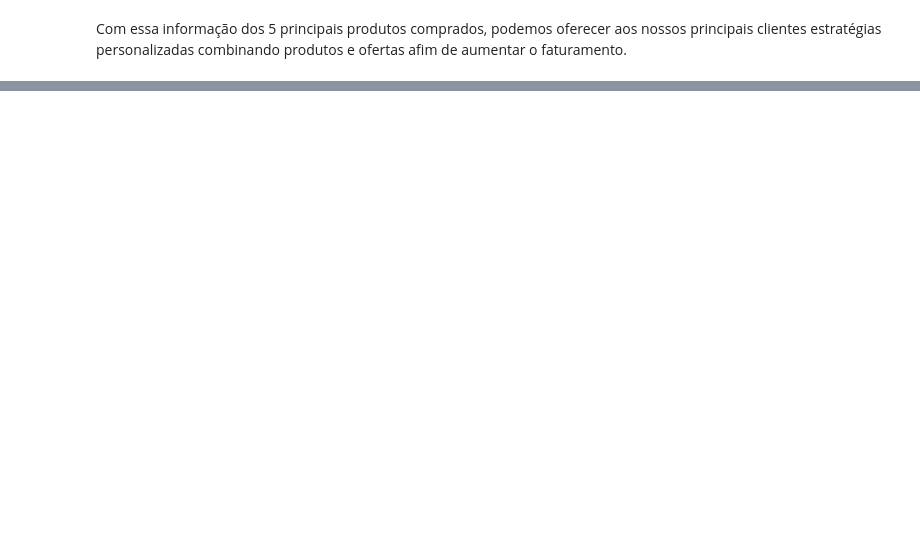
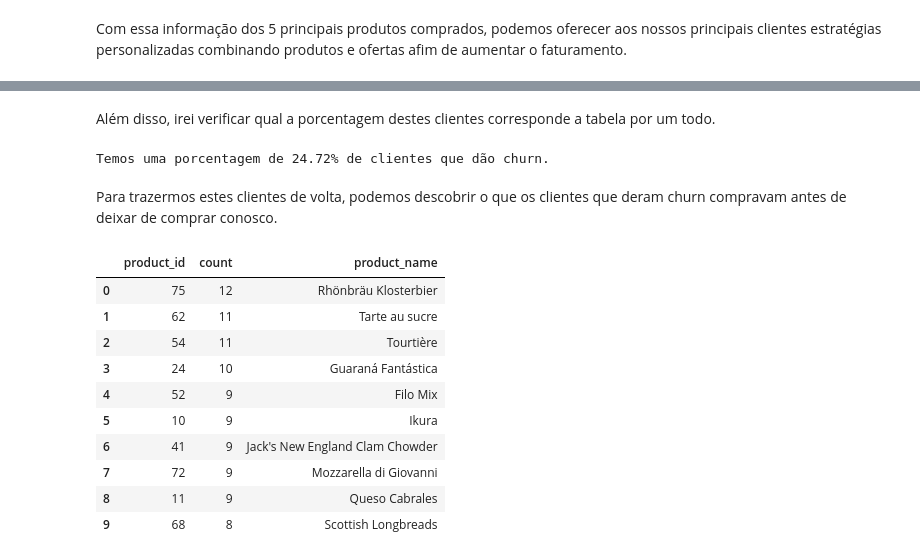
Before and after one commit to raulward/projeto-northwind, a Jupyter notebook: woorkbook.ipynb, the cells around one changed output, grey strips where cells are left out. Drawn from its saved outputs; the diff is of its cells as text; code cells hidden in the pictures; blank space fills up the shorter version.

```diff
--- a/woorkbook.ipynb
+++ b/woorkbook.ipynb
@@ -913,0 +1032,10 @@ A correlacao entre desconto e quantidade de itens é: 0.16
+# %%
+last_date = northwind['order_date'].max()
+
+last_order_by_customer = northwind.groupby('customer_id')['order_date'].max()
+
+diff_days_since_last_order_per_customer = (last_date - last_order_by_customer).dt.days
+
+churned_customers = diff_days_since_last_order_per_customer[diff_days_since_last_order_per_customer > 60]
+
+churned_customers
@@ -913,0 +1060,36 @@ A correlacao entre desconto e quantidade de itens é: 0.16
+# %% [markdown]
+Além disso, irei verificar qual a porcentagem destes clientes corresponde a tabela por um todo.
+# %%
+count_churn_customers = churned_customers.nunique()
+
+count_total_customers = northwind['customer_id'].nunique()
+
+pct_churn_clients = (count_churn_customers / count_total_customers * 100)
+
+print(f'Temos uma porcentagem de {pct_churn_clients:.2f}% de clientes que dão churn.')
+# %% [output]
+Temos uma porcentagem de 24.72% de clientes que dão churn.
+# %% [markdown]
+Para trazermos estes clientes de volta, podemos descobrir o que os clientes que deram churn compravam antes de deixar de comprar conosco.
+# %%
+df_filtered_by_churn = northwind[northwind['customer_id'].isin(churned_customers.index)]
+
+products_churned_customers = df_filtered_by_churn['product_id'].value_counts().sort_values(ascending=False)
+
+top_10_products_buyed_by_churned_customers = products_churned_customers.head(10)
+
+t_10_p_with_name = top_10_products_buyed_by_churned_customers.reset_index().merge(products[['product_id', 'product_name']], on='product_id', how='left')
+
+t_10_p_with_name
+# %% [output]
+|  | product_id | count | product_name |
+| 0 | 75 | 12 | Rhönbräu Klosterbier |
+| 1 | 62 | 11 | Tarte au sucre |
+| 2 | 54 | 11 | Tourtière |
+| 3 | 24 | 10 | Guaraná Fantástica |
+| 4 | 52 | 9 | Filo Mix |
+| 5 | 10 | 9 | Ikura |
+| 6 | 41 | 9 | Jack's New England Clam Chowder |
+| 7 | 72 | 9 | Mozzarella di Giovanni |
+| 8 | 11 | 9 | Queso Cabrales |
+| 9 | 68 | 8 | Scottish Longbreads |
```
Also changed, not shown: parts of 50 cells of this notebook.
